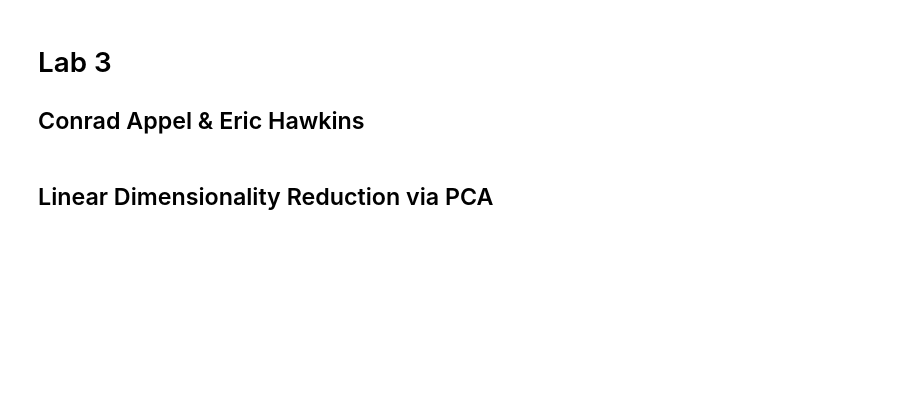
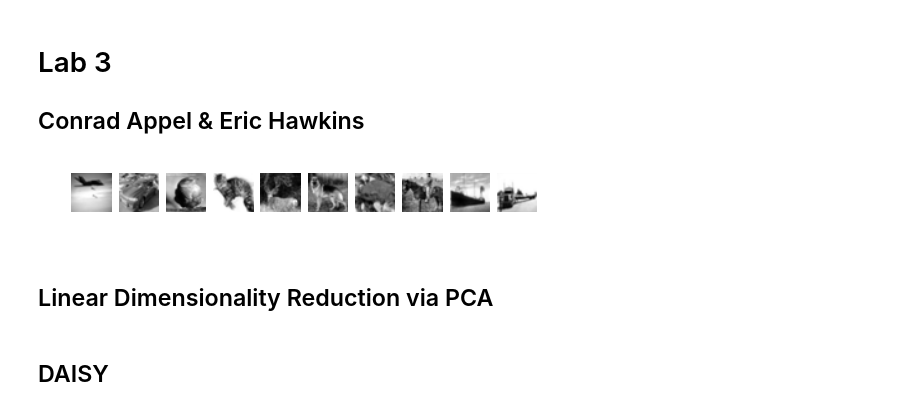
Before and after one commit to Regum/MLP-Appel-Hawkins, a Jupyter notebook: lab3/Report3.ipynb, the cells around one changed output. Saved outputs shown, nothing was run; the diff lists cells and outputs as text; code cells hidden in the pictures; blank space fills up the shorter version.

Commit message:
DAISY features calculated

```diff
--- a/lab3/Report3.ipynb
+++ b/lab3/Report3.ipynb
@@ -47,9 +51,11 @@ def toGrayscale(img):
 imgs_df['oneDGray'] = imgs_df['oneDColor'].apply(toGrayscale)
 # %%
 f, axes = plt.subplots(1,10)
-for label in range(numlabels):
+for label in range(10):
     axes[label].axis('off')
     axes[label].imshow(imgs_df.loc[lambda df: df.label == label]['oneDGray'].sample(n=1).values[0].reshape((32,32)), cmap=plt.cm.gray)
+# %% [output]
+[figure, added]
 # %% [markdown]
 ## Linear Dimensionality Reduction via PCA
 # %%
@@ -80,3 +86,5 @@ for label in range(numlabels):
     recd = pca.inverse_transform(pca.transform(pcas[label][0][0].reshape(1, -1)))
     axis.axis('off')
     axis.imshow(recd.reshape((32,32)), cmap=plt.cm.gray)
+# %% [markdown]
+## DAISY
```
Also changed, not shown: parts of 3 cells of this notebook.
